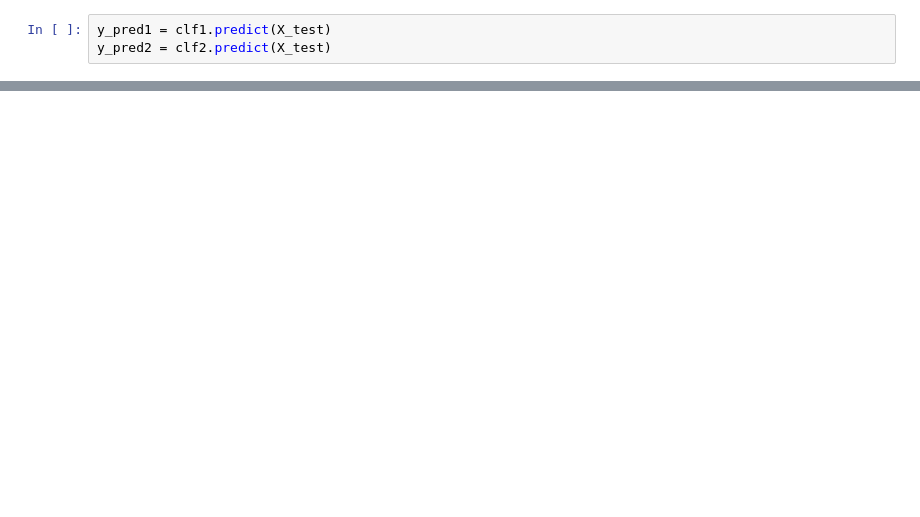
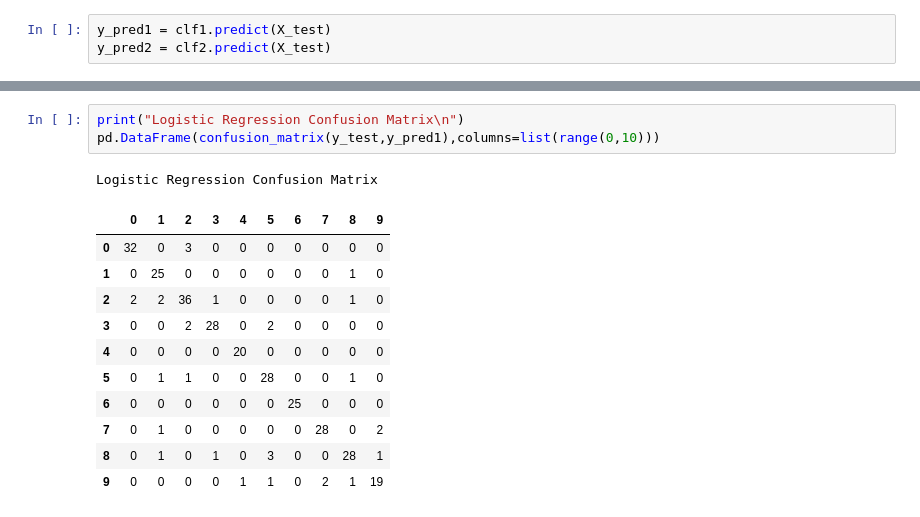
Before and after one commit to krupalgohil/Machine-Learning, a Jupyter notebook: 25_Classification Matrics/Classification_metrics_multi_mnist1.ipynb, the cells around one changed output, grey strips where cells are left out. Saved outputs shown, nothing was run; the diff lists cells and outputs as text; blank space fills up the shorter version.

```diff
--- a/25_Classification Matrics/CM_accuracy_and_confusionMatrics_binary.ipynb
+++ b/25_Classification Matrics/Classification_metrics_multi_mnist1.ipynb
@@ -93,0 +45,16 @@ Accuracy of Decision Trees 1.0
+# %%
+print("Logistic Regression Confusion Matrix\n")
+pd.DataFrame(confusion_matrix(y_test,y_pred1),columns=list(range(0,10)))
+# %% [output]
+Logistic Regression Confusion Matrix
+|  | 0 | 1 | 2 | 3 | 4 | 5 | 6 | 7 | 8 | 9 |
+| 0 | 32 | 0 | 3 | 0 | 0 | 0 | 0 | 0 | 0 | 0 |
+| 1 | 0 | 25 | 0 | 0 | 0 | 0 | 0 | 0 | 1 | 0 |
+| 2 | 2 | 2 | 36 | 1 | 0 | 0 | 0 | 0 | 1 | 0 |
+| 3 | 0 | 0 | 2 | 28 | 0 | 2 | 0 | 0 | 0 | 0 |
+| 4 | 0 | 0 | 0 | 0 | 20 | 0 | 0 | 0 | 0 | 0 |
+| 5 | 0 | 1 | 1 | 0 | 0 | 28 | 0 | 0 | 1 | 0 |
+| 6 | 0 | 0 | 0 | 0 | 0 | 0 | 25 | 0 | 0 | 0 |
+| 7 | 0 | 1 | 0 | 0 | 0 | 0 | 0 | 28 | 0 | 2 |
+| 8 | 0 | 1 | 0 | 1 | 0 | 3 | 0 | 0 | 28 | 1 |
+| 9 | 0 | 0 | 0 | 0 | 1 | 1 | 0 | 2 | 1 | 19 |
```
Also changed, not shown: parts of 17 cells of this notebook, 2 other files.
